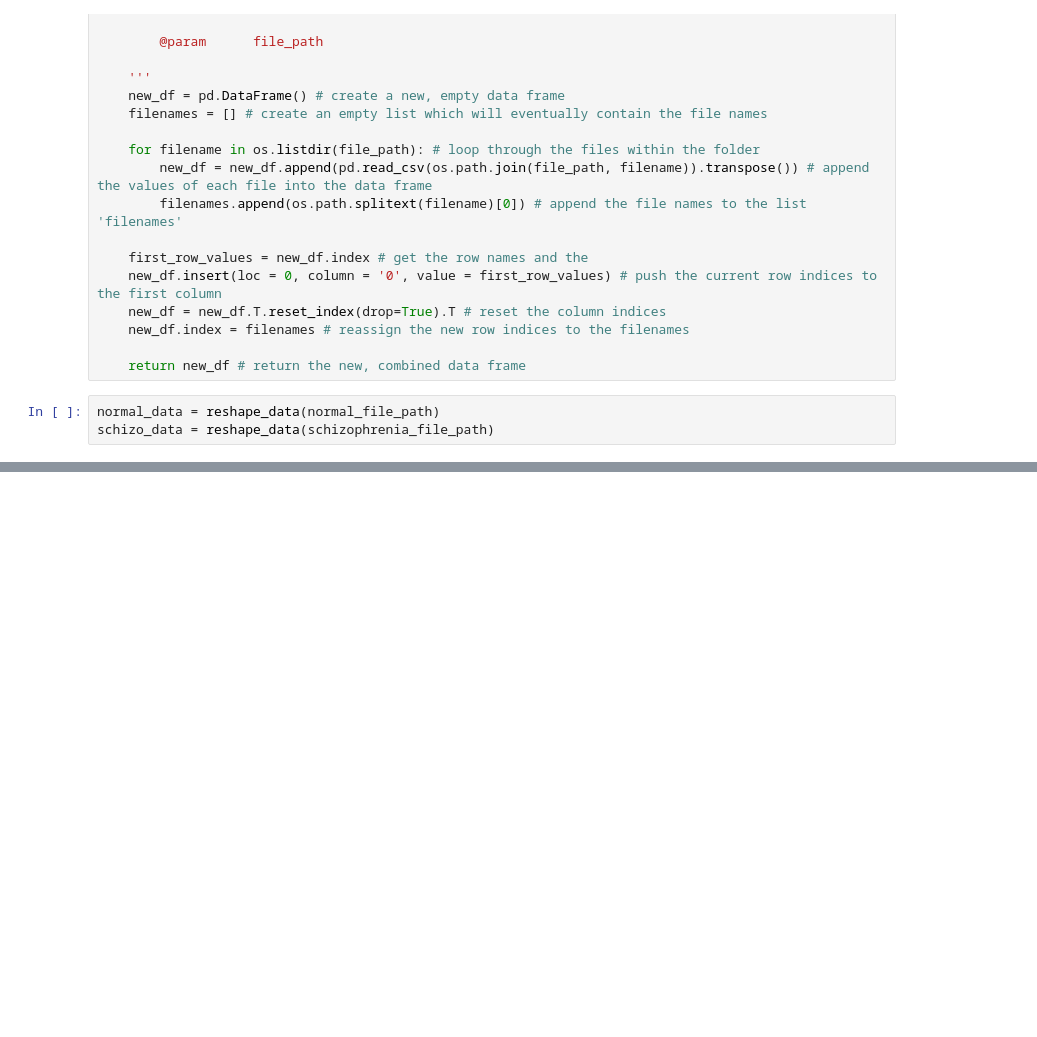
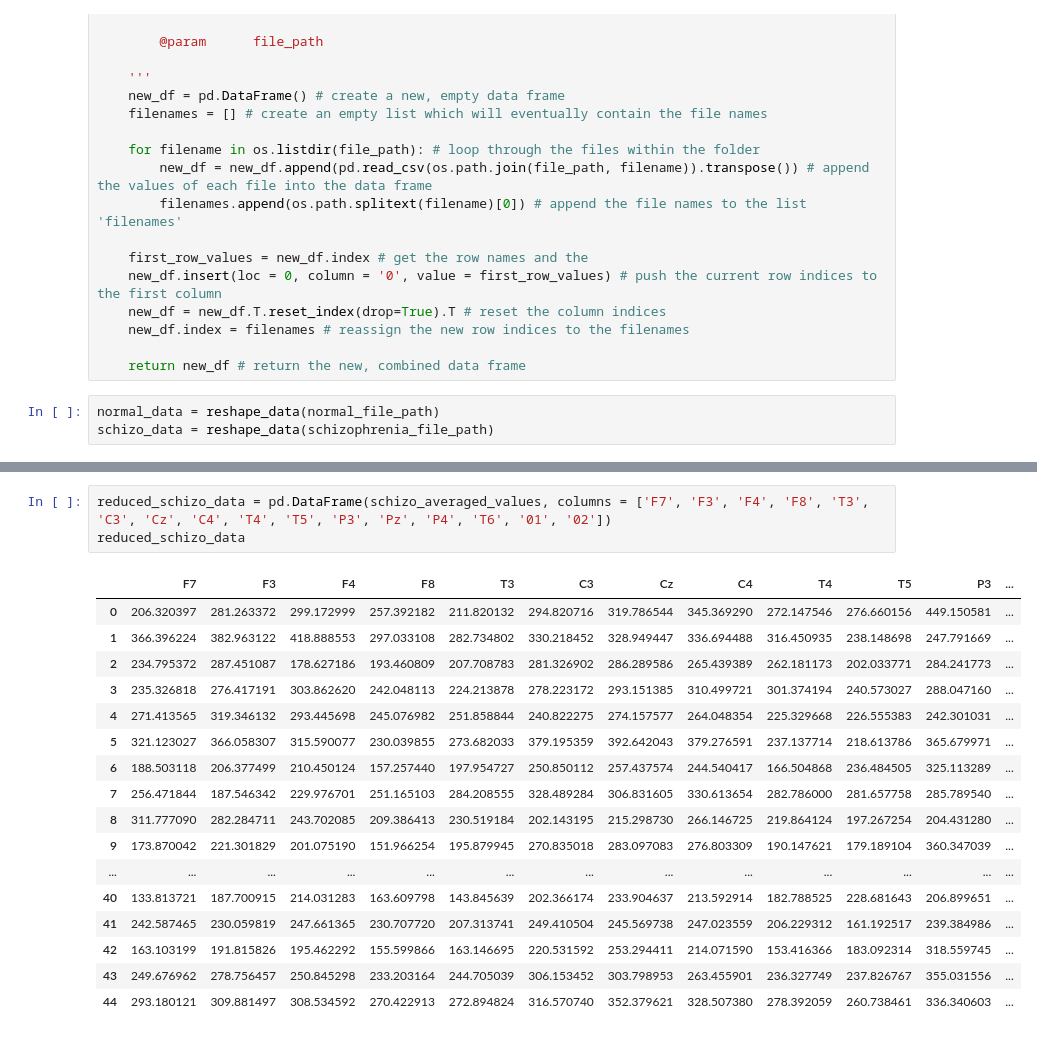
Before and after one commit to shreyamantri/rise2021, a Jupyter notebook: schizophrenia_ML.ipynb, the cells around one changed output, grey strips where cells are left out. Cells and saved outputs as stored; diff of their text form; blank space fills up the shorter version.

```diff
--- a/schizophrenia_ML.ipynb
+++ b/schizophrenia_ML.ipynb
@@ -73,0 +86,21 @@ schizo_data
+# %%
+reduced_schizo_data = pd.DataFrame(schizo_averaged_values, columns = ['F7', 'F3', 'F4', 'F8', 'T3', 'C3', 'Cz', 'C4', 'T4', 'T5', 'P3', 'Pz', 'P4', 'T6', '01', '02'])
+reduced_schizo_data
+# %% [output]
+|  | F7 | F3 | F4 | F8 | T3 | C3 | Cz | C4 | T4 | T5 | P3 | ... |
+| 0 | 206.320397 | 281.263372 | 299.172999 | 257.392182 | 211.820132 | 294.820716 | 319.786544 | 345.369290 | 272.147546 | 276.660156 | 449.150581 | ... |
+| 1 | 366.396224 | 382.963122 | 418.888553 | 297.033108 | 282.734802 | 330.218452 | 328.949447 | 336.694488 | 316.450935 | 238.148698 | 247.791669 | ... |
+| 2 | 234.795372 | 287.451087 | 178.627186 | 193.460809 | 207.708783 | 281.326902 | 286.289586 | 265.439389 | 262.181173 | 202.033771 | 284.241773 | ... |
+| 3 | 235.326818 | 276.417191 | 303.862620 | 242.048113 | 224.213878 | 278.223172 | 293.151385 | 310.499721 | 301.374194 | 240.573027 | 288.047160 | ... |
+| 4 | 271.413565 | 319.346132 | 293.445698 | 245.076982 | 251.858844 | 240.822275 | 274.157577 | 264.048354 | 225.329668 | 226.555383 | 242.301031 | ... |
+| 5 | 321.123027 | 366.058307 | 315.590077 | 230.039855 | 273.682033 | 379.195359 | 392.642043 | 379.276591 | 237.137714 | 218.613786 | 365.679971 | ... |
+| 6 | 188.503118 | 206.377499 | 210.450124 | 157.257440 | 197.954727 | 250.850112 | 257.437574 | 244.540417 | 166.504868 | 236.484505 | 325.113289 | ... |
+| 7 | 256.471844 | 187.546342 | 229.976701 | 251.165103 | 284.208555 | 328.489284 | 306.831605 | 330.613654 | 282.786000 | 281.657758 | 285.789540 | ... |
+| 8 | 311.777090 | 282.284711 | 243.702085 | 209.386413 | 230.519184 | 202.143195 | 215.298730 | 266.146725 | 219.864124 | 197.267254 | 204.431280 | ... |
+| 9 | 173.870042 | 221.301829 | 201.075190 | 151.966254 | 195.879945 | 270.835018 | 283.097083 | 276.803309 | 190.147621 | 179.189104 | 360.347039 | ... |
+| ... | ... | ... | ... | ... | ... | ... | ... | ... | ... | ... | ... | ... |
+| 40 | 133.813721 | 187.700915 | 214.031283 | 163.609798 | 143.845639 | 202.366174 | 233.904637 | 213.592914 | 182.788525 | 228.681643 | 206.899651 | ... |
+| 41 | 242.587465 | 230.059819 | 247.661365 | 230.707720 | 207.313741 | 249.410504 | 245.569738 | 247.023559 | 206.229312 | 161.192517 | 239.384986 | ... |
+| 42 | 163.103199 | 191.815826 | 195.462292 | 155.599866 | 163.146695 | 220.531592 | 253.294411 | 214.071590 | 153.416366 | 183.092314 | 318.559745 | ... |
+| 43 | 249.676962 | 278.756457 | 250.845298 | 233.203164 | 244.705039 | 306.153452 | 303.798953 | 263.455901 | 236.327749 | 237.826767 | 355.031556 | ... |
+| 44 | 293.180121 | 309.881497 | 308.534592 | 270.422913 | 272.894824 | 316.570740 | 352.379621 | 328.507380 | 278.392059 | 260.738461 | 336.340603 | ... |
```
Also changed, not shown: parts of 4 cells of this notebook.
